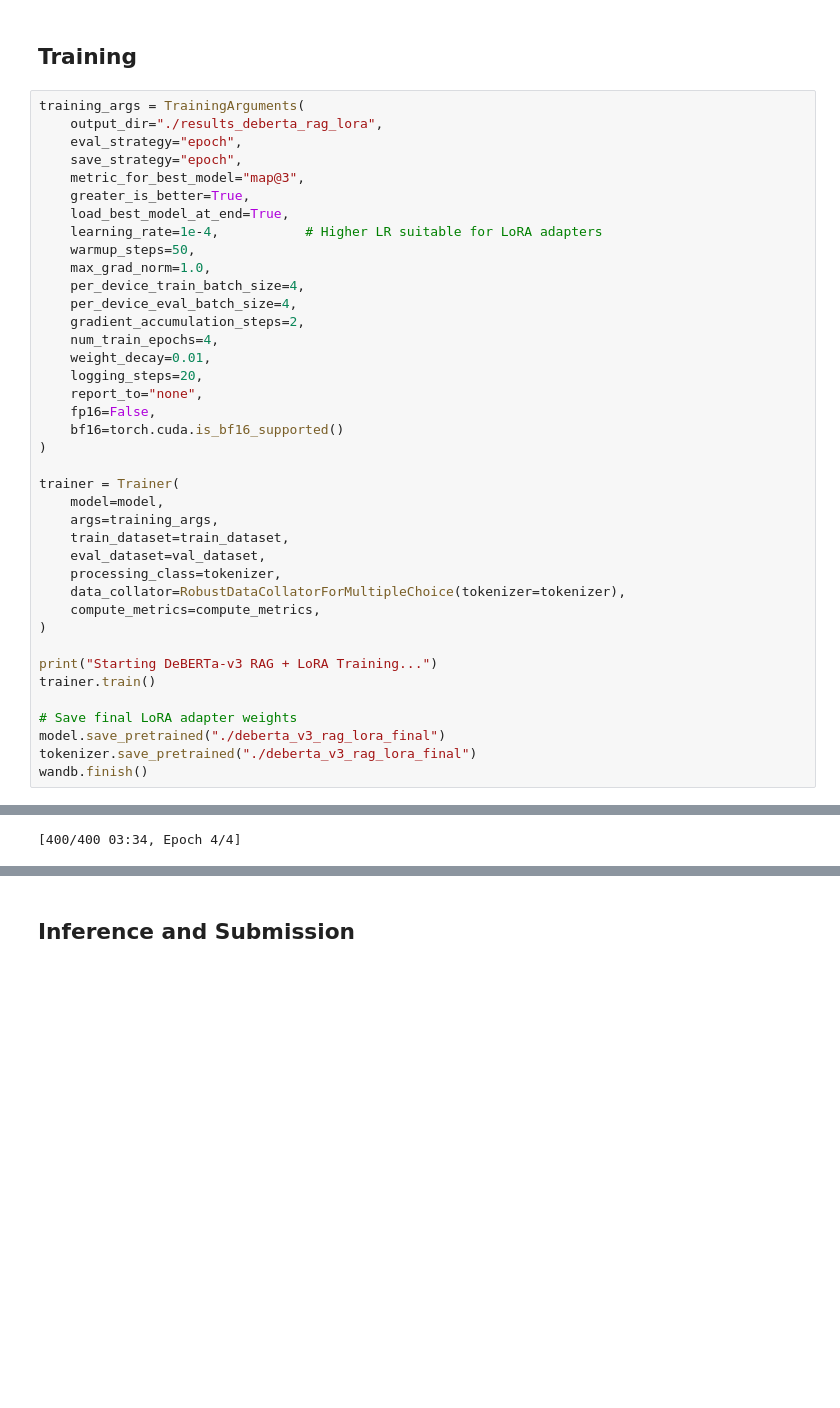
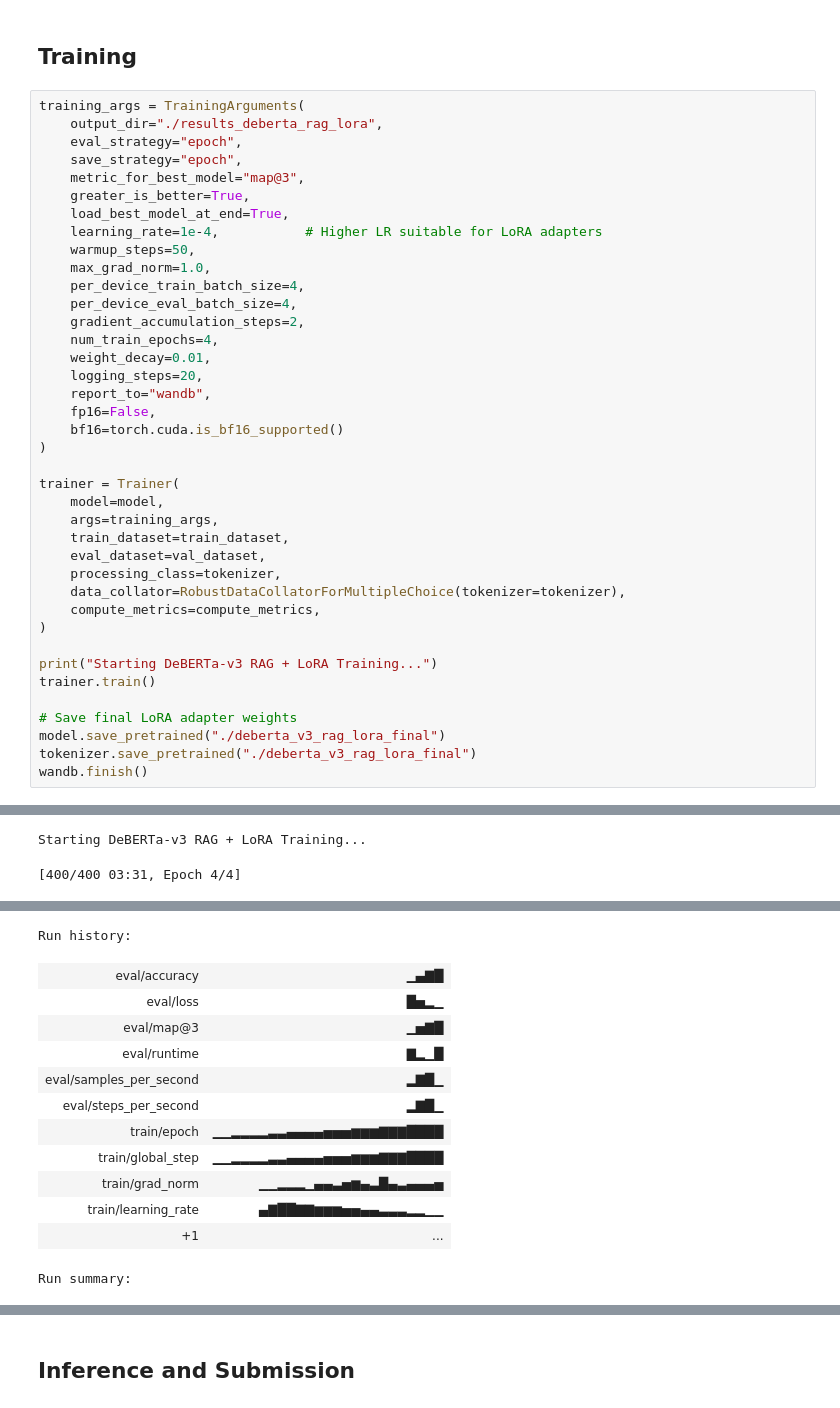
Before and after one commit to 23f2002267/dl-genai-project-26-t2, a Jupyter notebook: DL-23f2002267-notebook-t22026.ipynb, the cells around one changed output, grey strips where cells are left out. Drawn from its saved outputs; the diff is of its cells as text; blank space fills up the shorter version.

```diff
--- a/DL-23f2002267-notebook-t22026.ipynb
+++ b/DL-23f2002267-notebook-t22026.ipynb
@@ -1233,7 +1306,7 @@ training_args = TrainingArguments(
     num_train_epochs=4,
     weight_decay=0.01,
     logging_steps=20,
-    report_to="none",
+    report_to="wandb",
     fp16=False,
     bf16=torch.cuda.is_bf16_supported()
 )
@@ -1260,4 +1333,5 @@ Starting DeBERTa-v3 RAG + LoRA Training...
-[400/400 03:34, Epoch 4/4]
+Starting DeBERTa-v3 RAG + LoRA Training...
+[400/400 03:31, Epoch 4/4]
 | Epoch | Training Loss | Validation Loss | Accuracy | Map@3 |
 | 1 | 6.383789 | 3.117188 | 0.342500 | 0.521667 |
 | 2 | 6.169531 | 2.902344 | 0.412500 | 0.595000 |
@@ -1265,0 +1341,13 @@ Starting DeBERTa-v3 RAG + LoRA Training...
+Run history:
+| eval/accuracy | ▁▄▇█ |
+| eval/loss | █▅▂▁ |
+| eval/map@3 | ▁▅▇█ |
+| eval/runtime | ▇▂▁█ |
+| eval/samples_per_second | ▂▇█▁ |
+| eval/steps_per_second | ▂▇█▁ |
+| train/epoch | ▁▁▂▂▂▂▃▃▄▄▄▄▅▅▅▆▆▆▇▇▇████ |
+| train/global_step | ▁▁▂▂▂▂▃▃▄▄▄▄▅▅▅▆▆▆▇▇▇████ |
+| train/grad_norm | ▁▁▂▂▂▁▄▄▃▅▆▄▃█▄▃▄▄▄▅ |
+| train/learning_rate | ▄▇██▇▇▆▆▆▅▅▄▄▃▃▃▂▂▁▁ |
+| +1 | ... |
+Run summary:
```
Also changed, not shown: parts of 14 cells of this notebook.
